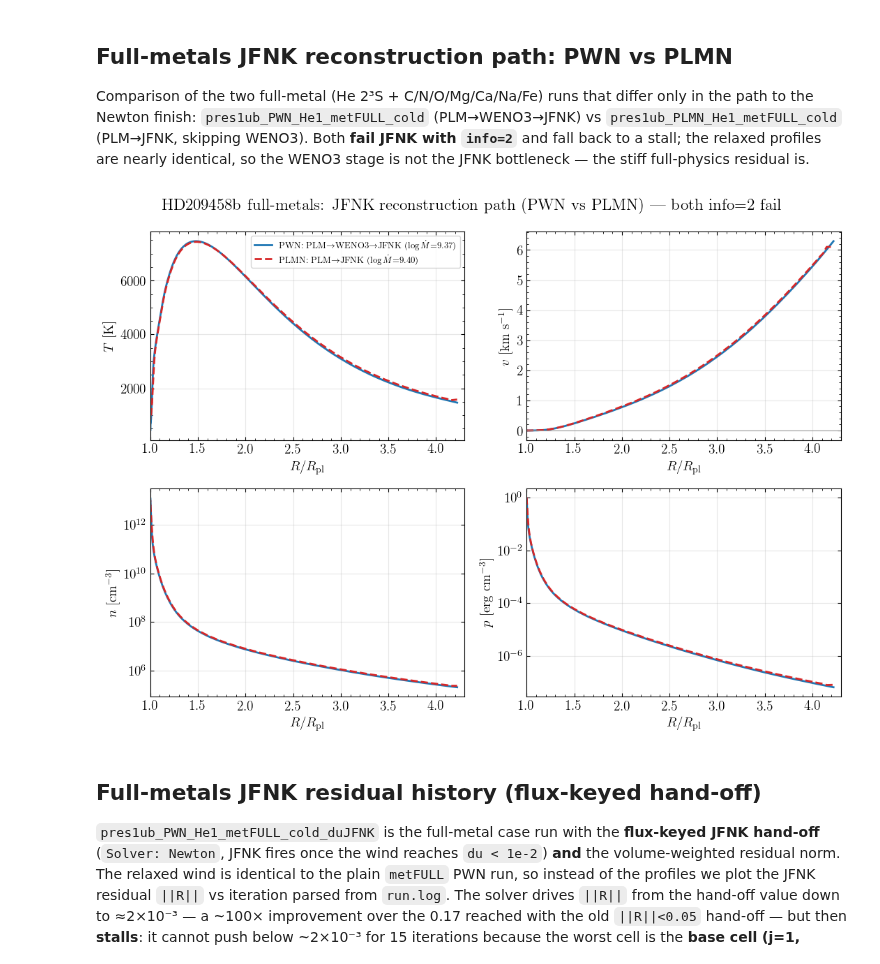
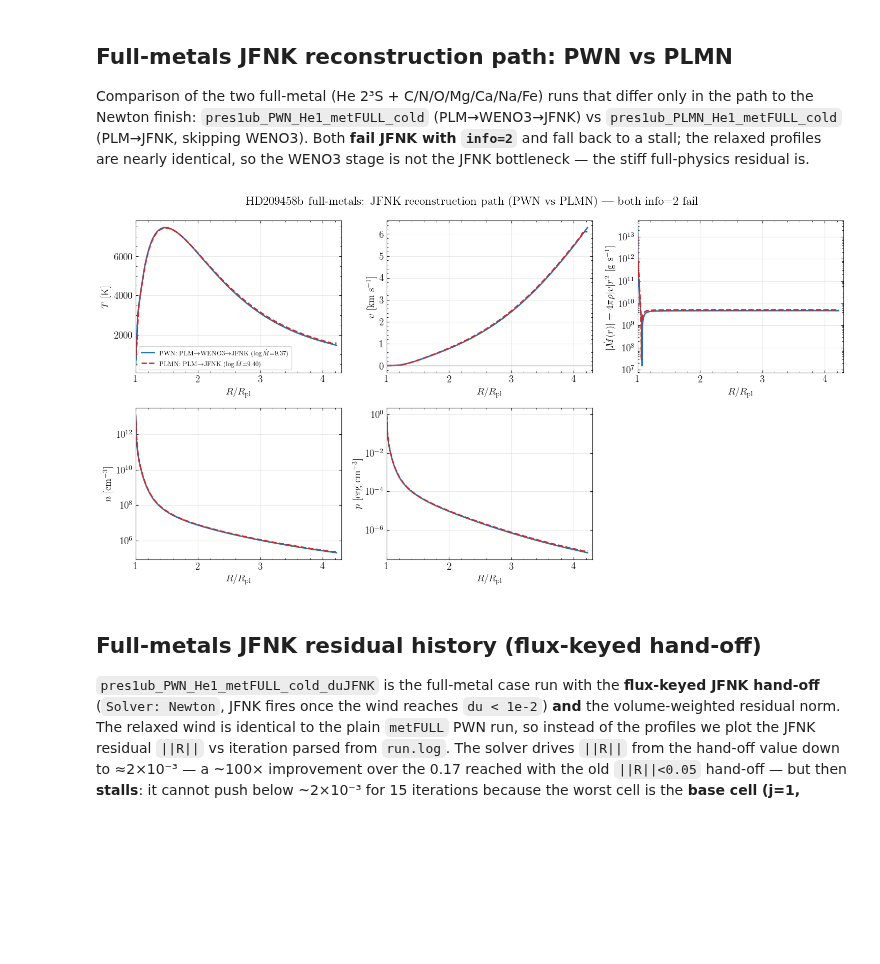
Before and after one commit to seoncafe/EXHALE, a Jupyter notebook: HD209458b_test/plot_models.ipynb, the cells around one changed output. Saved outputs shown, nothing was run; the diff lists cells and outputs as text; code cells hidden in the pictures; blank space fills up the shorter version.

```diff
--- a/HD209458b_test/plot_models.ipynb
+++ b/HD209458b_test/plot_models.ipynb
@@ -109,7 +109,7 @@ PROD = [
     ('dens_PWN_He1_metCNO_cold',    r'density, He2$^3$S+metals',            'C2', '-'),
     ('pres1ub_PWN_He1_metCNO_cold', r'pressure 1$\mu$bar, He2$^3$S+metals', 'C3', '--'),
 ]
-fig, ax = plt.subplots(2, 2, figsize=(11, 8))
+fig, ax = plt.subplots(2, 3, figsize=(15, 8))
 for name, lab, col, ls in PROD:
     m = models.get(name)
     if m is None:
@@ -119,16 +119,24 @@ for name, lab, col, ls in PROD:
     except Exception:
         pass
     kw = dict(color=col, ls=ls, lw=2.0, label=lab)
+    # local mass flux = 4 pi rho v r^2 = Mdot(r) [g/s]; flat in r where converged.
+    # plotted as |Mdot(r)| on a log axis so the near-base infall noise (high rho,
+    # tiny v<0) does not swamp the linear scale and hide the flat wind plateau.
+    Rp = m.inp.get('Rp_RJ', 1.0) * aio.RJ
+    mflux = 4.0 * np.pi * m.n * aio.mu * m.v * (m.r * Rp) ** 2
     ax[0, 0].plot(m.r, m.T, **kw)
     ax[0, 1].plot(m.r, m.v_kms, **kw)
+    ax[0, 2].semilogy(m.r, np.abs(mflux), **kw)
     ax[1, 0].semilogy(m.r, m.n, **kw)
     ax[1, 1].semilogy(m.r, m.p, **kw)
 ax[0, 0].set_ylabel(r'$T$ [K]')
 ax[0, 1].set_ylabel(r'$v$ [km s$^{-1}$]')
 ax[0, 1].axhline(0, color='0.6', lw=0.8)
+ax[0, 2].set_ylabel(r'$|\dot{M}(r)|=4\pi\rho |v| r^2$ [g s$^{-1}$]')
 ax[1, 0].set_ylabel(r'$n$ [cm$^{-3}$]')
 ax[1, 1].set_ylabel(r'$p$ [erg cm$^{-3}$]')
-for a in ax.flat:
+ax[1, 2].axis('off')
+for a in (ax[0, 0], ax[0, 1], ax[0, 2], ax[1, 0], ax[1, 1]):
     a.set_xlabel(r'$R/R_{\rm pl}$')
     a.grid(alpha=0.3)
     a.set_xlim(1, 4.3)
@@ -232,36 +240,44 @@ JFNK_CMP = [
     ('pres1ub_PWN_He1_metFULL_cold',  r'PWN: PLM$\to$WENO3$\to$JFNK', 'C0', '-'),
     ('pres1ub_PLMN_He1_metFULL_cold', r'PLMN: PLM$\to$JFNK',          'C3', '--'),
 ]
-fig, ax = plt.subplots(2, 2, figsize=(11, 8))
+fig, ax = plt.subplots(2, 3, figsize=(15, 8))
 for name, lab, col, ls in JFNK_CMP:
     m = models.get(name)
     if m is None:
         print('missing:', name)
         continue
     try:
         lab = lab + r' ($\log\dot{M}$=' + f'{aio.mdot_log10(m):.2f}' + ')'
     except Exception:
         pass
     kw = dict(color=col, ls=ls, lw=2.0, label=lab)
+    # local mass flux = 4 pi rho v r^2 = Mdot(r) [g/s]; flat in r where converged.
+    # plotted as |Mdot(r)| on a log axis so the near-base infall noise (high rho,
+    # tiny v<0) does not swamp the linear scale and hide the flat wind plateau.
+    Rp = m.inp.get('Rp_RJ', 1.0) * aio.RJ
+    mflux = 4.0 * np.pi * m.n * aio.mu * m.v * (m.r * Rp) ** 2
     ax[0, 0].plot(m.r, m.T, **kw)
     ax[0, 1].plot(m.r, m.v_kms, **kw)
+    ax[0, 2].semilogy(m.r, np.abs(mflux), **kw)
     ax[1, 0].semilogy(m.r, m.n, **kw)
     ax[1, 1].semilogy(m.r, m.p, **kw)
 ax[0, 0].set_ylabel(r'$T$ [K]')
 ax[0, 1].set_ylabel(r'$v$ [km s$^{-1}$]')
 ax[0, 1].axhline(0, color='0.6', lw=0.8)
+ax[0, 2].set_ylabel(r'$|\dot{M}(r)|=4\pi\rho |v| r^2$ [g s$^{-1}$]')
 ax[1, 0].set_ylabel(r'$n$ [cm$^{-3}$]')
 ax[1, 1].set_ylabel(r'$p$ [erg cm$^{-3}$]')
-for a in ax.flat:
+ax[1, 2].axis('off')
+for a in (ax[0, 0], ax[0, 1], ax[0, 2], ax[1, 0], ax[1, 1]):
     a.set_xlabel(r'$R/R_{\rm pl}$')
     a.grid(alpha=0.3)
     a.set_xlim(1, 4.3)
 ax[0, 0].legend(fontsize=9, loc='best')
 fig.suptitle(r'HD209458b full-metals: JFNK reconstruction path (PWN vs PLMN) --- both info=2 fail')
 fig.tight_layout()
 plt.show()
 # %% [output]
-[figure, old version]
+[figure, new version]
 # %% [markdown]
 ## Full-metals JFNK residual history (flux-keyed hand-off)
 
```
Also changed, not shown: parts of 1 cell of this notebook, 1 other file.
